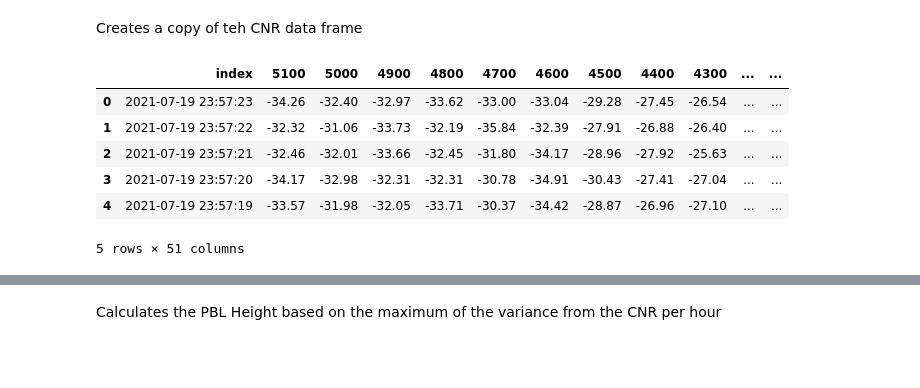
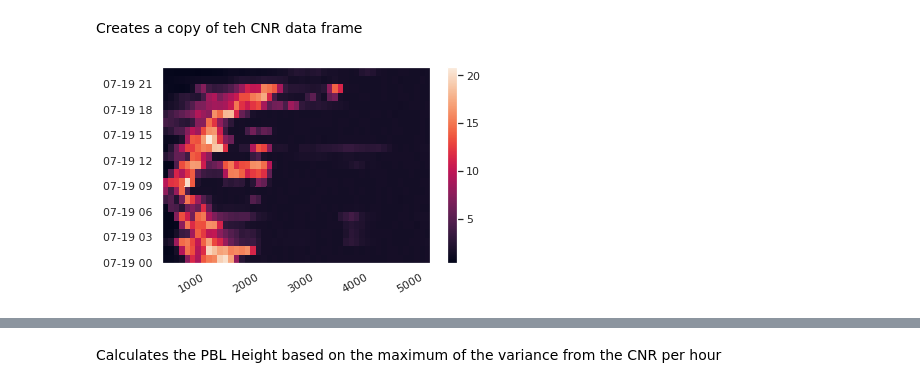
Before and after one commit to jvivar2383/NOAA_PBLH, a Jupyter notebook: Notebooks/CNR_V2.ipynb, the cells around one changed output, grey strips where cells are left out. Cells and saved outputs as stored; diff of their text form; code cells hidden in the pictures; blank space fills up the shorter version.

```diff
--- a/Notebooks/CNR_V2.ipynb
+++ b/Notebooks/CNR_V2.ipynb
@@ -101,10 +154,13 @@ df_cnr_cop = df_cnr.reset_index()
-# %%
-df_cnr_cop.head()
-# %% [output]
-|  | index | 5100 | 5000 | 4900 | 4800 | 4700 | 4600 | 4500 | 4400 | 4300 | ... | ... |
-| 0 | 2021-07-19 23:57:23 | -34.26 | -32.40 | -32.97 | -33.62 | -33.00 | -33.04 | -29.28 | -27.45 | -26.54 | ... | ... |
-| 1 | 2021-07-19 23:57:22 | -32.32 | -31.06 | -33.73 | -32.19 | -35.84 | -32.39 | -27.91 | -26.88 | -26.40 | ... | ... |
-| 2 | 2021-07-19 23:57:21 | -32.46 | -32.01 | -33.66 | -32.45 | -31.80 | -34.17 | -28.96 | -27.92 | -25.63 | ... | ... |
-| 3 | 2021-07-19 23:57:20 | -34.17 | -32.98 | -32.31 | -32.31 | -30.78 | -34.91 | -30.43 | -27.41 | -27.04 | ... | ... |
-| 4 | 2021-07-19 23:57:19 | -33.57 | -31.98 | -32.05 | -33.71 | -30.37 | -34.42 | -28.87 | -26.96 | -27.10 | ... | ... |
-5 rows × 51 columns
+# %%
+# get standard deviation over an hour
+df_std = df_cnr.resample('1H').std()
+# %%
+# y axis is time and x axis is height.
+# standard deviation of CNR over 1h
+xval = [int(x) for x in df_std.columns]
+cb = plt.pcolormesh(xval,df_std.index,df_std)
+plt.colorbar(cb)
+fig = plt.gcf()
+fig.autofmt_xdate()
+# %% [output]
+[figure, added]
```
Also changed, not shown: parts of 13 cells of this notebook.
